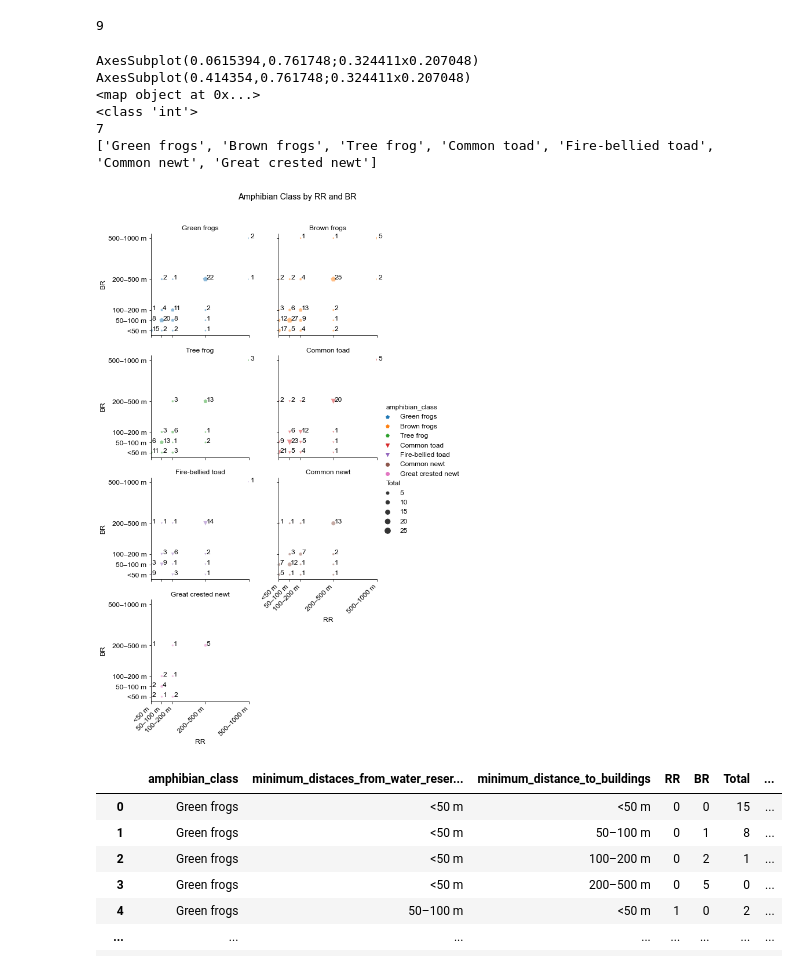
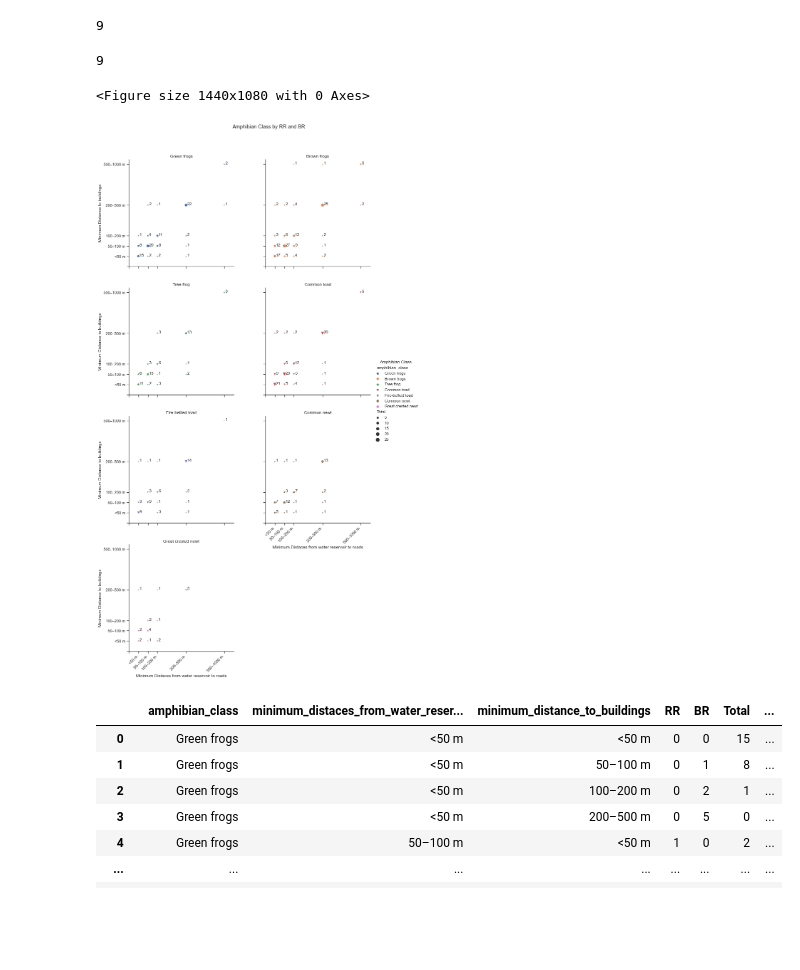
Before and after one commit to Renata-Thomazelli/amphibians, a Jupyter notebook: amphibians-Copy1.ipynb, the cells around one changed output. Drawn from its saved outputs; the diff is of its cells as text; code cells hidden in the pictures; blank space fills up the shorter version.

```diff
--- a/amphibians-Copy1.ipynb
+++ b/amphibians-Copy1.ipynb
@@ -1047,90 +1049,100 @@ new_df_grouped_minimum.BR.unique().max()
+# %%
+max_x
+# %% [output]
+9
 # %%
 
 new_df_grouped_minimum = new_df_grouped_minimum.rename(columns={"amphibian class":"amphibian_class"})
 new_df_grouped_minimum_filtered = new_df_grouped_minimum[new_df_grouped_minimum['Total'] != 0]
+plt.figure(figsize=(20,15))
 res= sns.relplot(
     x="RR",y="BR",data= new_df_grouped_minimum_filtered,hue="amphibian_class",
-    size="Total",alpha=0.5,height=3,col= "amphibian_class",col_order=order,col_wrap=2, style="amphibian_class",
+    size="Total",height=5,col= "amphibian_class",col_order=order,col_wrap=2, style="amphibian_class",
     markers=["p", "p","p","v","v","o","o"], sizes=(10, 100), legend = "brief")
+sns.set(style="ticks", font='Arial')
 
 
-print(res.axes[0])
-print(res.axes[1])
-print(new_df_grouped_minimum_filtered.itertuples())
+
+#print(res.axes[0])
+#print(res.axes[1])
+#print(new_df_grouped_minimum_filtered.itertuples())
 #ax = res.axes[0]
 
 plotnum = {'Green frogs': 0, 'Brown frogs': 1, 'Tree frog': 2,'Common toad':3,'Fire-bellied toad':4,'Common newt':5,'Great crested newt':6}
-print(type(max(new_df_grouped_minimum_filtered["RR"])))
+#print(type(max(new_df_grouped_minimum_filtered["RR"])))
 
 total_subplots = len(res.axes.flat)
-print(total_subplots)
-print(res.col_names)
+#print(total_subplots)
+#print(res.col_names)
 
-csfont = {'fontname':'Arial'}
 
-max_x = new_df_grouped_minimum.RR.unique().max()
-max_y = new_df_grouped_minimum.BR.unique().max()
+
+max_x = new_df_grouped_minimum.RR.unique()
+max_x_comp = np.insert(max_x,0,-1)
+#print(type(max_x))
+#print(max_x_comp)
+max_y = new_df_grouped_minimum.BR.unique()
+max_y_comp = np.insert(max_y,0,-1)
+#print(max_y_comp)
 
 for ax in res.axes.flat:
-    ax.set_xticks(new_df_grouped_minimum.RR.unique())
-    ax.set_yticks(new_df_grouped_minimum.BR.unique())
-    ax.set_xlim(0.0, int(max(new_df_grouped_minimum_filtered["RR"])))
+    ax.set_xticks(max_x_comp)
+    ax.set_yticks(max_y_comp)
+    ax.set_xlim(-1, int(max(new_df_grouped_minimum_filtered["RR"]+1)))
     xticks = ax.get_xticks()
-    xticklabels = ['<50 m' if x == 0 else'50–100 m' if x== 1 else '100–200 m' if x == 2 else '200–500 m' if x == 5 else '500–1000 m' if x== 9 else '>1000 m' if x == 10 else str(x) for x in xticks]
+    xticklabels = ['' if x == -1 else'<50 m' if x == 0 else'50–100 m' if x== 1 else '100–200 m' if x == 2 else '200–500 m' if x == 5 else '500–1000 m' if x== 9 else '>1000 m' if x == 10 else str(x) for x in xticks]
     ax.set_xticklabels(xticklabels,rotation=45, ha='right')
 
     yticks = ax.get_yticks()
-    yticklabels = ['<50 m' if x == 0 else'50–100 m' if x== 1 else '100–200 m' if x == 2 else '200–500 m' if x == 5 else '500–1000 m' if x== 9 else '>1000 m' if x == 10 else str(x) for x in xticks]
+    yticklabels = ['' if x == -1 else'<50 m' if x == 0 else'50–100 m' if x== 1 else '100–200 m' if x == 2 else '200–500 m' if x == 5 else '500–1000 m' if x== 9 else '>1000 m' if x == 10 else str(x) for x in xticks]
     ax.set_yticklabels(yticklabels)
 
 # Ajustando o espaçamento entre os subplots
 plt.subplots_adjust(hspace=0.2, wspace=0.3)
+res.set_axis_labels('Minimum Distaces from water reservoir to roads', 'Minimum Distance to buildings')
 # Adicionando um título acima dos subplots
-res.fig.suptitle('Amphibian Class by RR and BR',y=1.05,fontdict = {'fontsize':18,'fontweight':'heavy','fontstretch':'expanded'}, **csfont)
+res.fig.suptitle('Amphibian Class by RR and BR',y=1.05,fontdict = {'fontsize':18,'fontweight':'heavy','fontstretch':'expanded'})
 res.set_titles(col_template="{col_name}")
 # Alterando o nome da coluna
-#res._legend.set_title("Amphibian Class")
+res._legend.set_title("Amphibian Class")
+
+
 
 
     #new_df_grouped_minimum = new_df_grouped_minimum.rename(columns={"amphibian class":"amphibian_class"})
 subplot_position = 0
 while total_subplots > subplot_position:
 
 
     for row in new_df_grouped_minimum_filtered.itertuples():
         #print(row)
         #print(f"plot {res.col_names[subplot_position]}")
         #print(f"itertuples {row[1]}")
         if res.col_names[subplot_position] == row.amphibian_class:
         #    print("igual")
 
         #print(row[1])
             x = row[4]
             y = row[5]
             text = row[6]
             axt = res.axes.flat[subplot_position]
             axt.text(x+0.1,y,text, horizontalalignment='left')
 
         #else:
         #    print (f"{res.col_names[subplot_position]} é diferente de {row[1]}")
         #    print (f"{len(res.col_names[subplot_position])} é diferente de {len(row[1])}")
         #    print (f"{type(res.col_names[subplot_position])} é diferente de {type(row[1])}")
 
     subplot_position =  subplot_position+1
 
 res.fig.savefig("relplotforRRandBR.png", dpi=300, bbox_inches="tight")
-
+plt.show()
 #https://stackoverflow.com/questions/58714451/add-text-to-each-point-in-a-seaborn-relplot
 #https://stackoverflow.com/questions/67394044/how-to-customize-titles-and-y-labels-in-a-relplot
 #https://stackoverflow.com/questions/59774698/annotate-text-in-facetgrid-of-sns-relplot
 # %% [output]
-AxesSubplot(0.0615394,0.761748;0.324411x0.207048)
-AxesSubplot(0.414354,0.761748;0.324411x0.207048)
-<map object at 0x...>
-<class 'int'>
-7
-['Green frogs', 'Brown frogs', 'Tree frog', 'Common toad', 'Fire-bellied toad', 'Common newt', 'Great crested newt']
+<Figure size 1440x1080 with 0 Axes>
-[figure, old version]
+[figure, new version]
 # %%
 new_df_grouped_minimum
 # %% [output]
```
Also changed, not shown: parts of 57 cells of this notebook, 7 other files.
